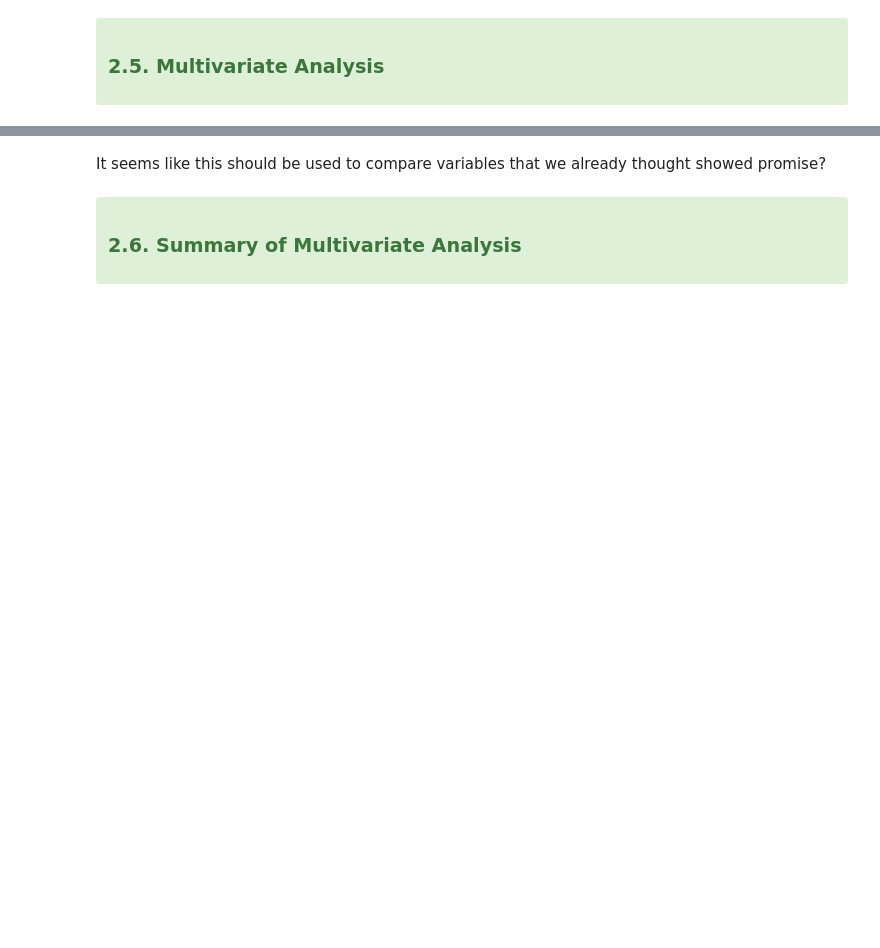
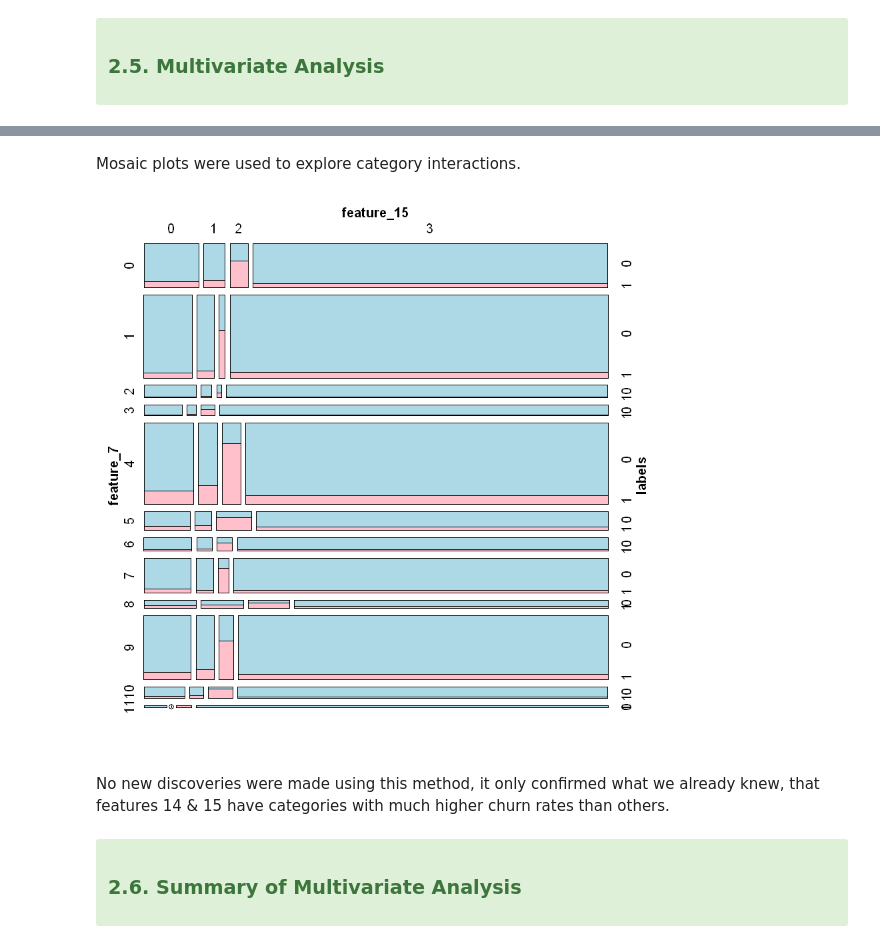
Before and after one commit to 20spaghetti/Customer-Churn-Prediction, a Jupyter notebook: Customer Churn Prediction.ipynb, the cells around one changed output, grey strips where cells are left out. Cells and saved outputs as stored; diff of their text form; code cells hidden in the pictures; blank space fills up the shorter version.

```diff
--- a/Customer Churn Prediction.ipynb
+++ b/Customer Churn Prediction.ipynb
@@ -1005,5 +737,14 @@ Warning message:
-# %% [markdown]
-It seems like this should be used to compare variables that we already thought showed promise?
+# %% [markdown]
+Mosaic plots were used to explore category interactions.
+# %%
+library(vcd)
+
+mosaic( ~ feature_7 + feature_15 + labels, data = train,
+      highlighting = "labels", highlighting_fill = c("lightblue", "pink"))
+# %% [output]
+[figure, added]
+# %% [markdown]
+No new discoveries were made using this method, it only confirmed what we already knew, that features 14 & 15 have categories with much higher churn rates than others.
 # %% [markdown]
 <div class="alert alert-block alert-success">
 
```
Also changed, not shown: parts of 82 cells of this notebook.
